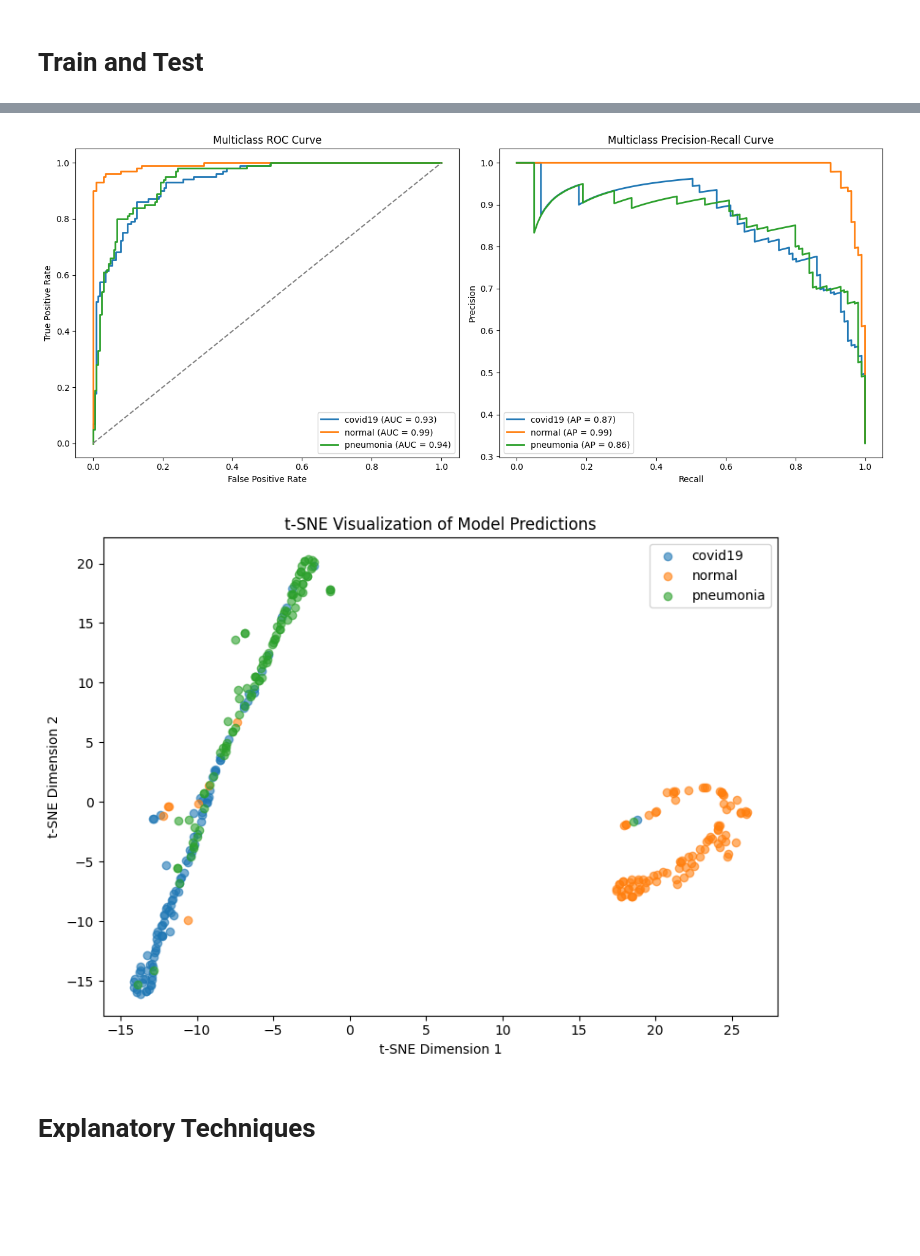
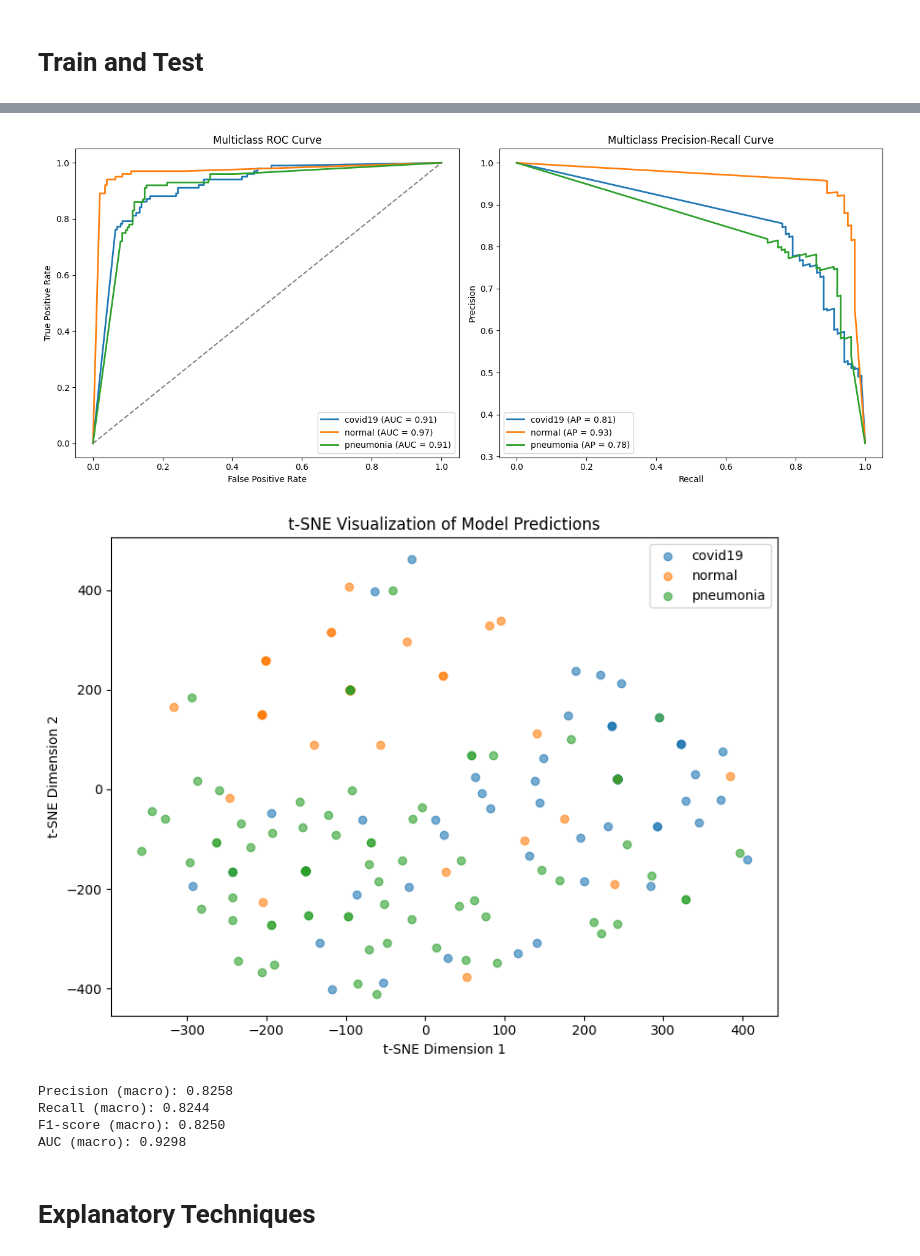
Before and after one commit to SalmaSherif7070/Interpretability-Explainability-in-AI, a Jupyter notebook: Models notebooks/02_Mariam-elghandoor-202200886.ipynb, the cells around one changed output, grey strips where cells are left out. Drawn from its saved outputs; the diff is of its cells as text; code cells hidden in the pictures; blank space fills up the shorter version.

```diff
--- a/Models notebooks/02_Mariam-elghandoor-202200886.ipynb
+++ b/Models notebooks/02_Mariam-elghandoor-202200886.ipynb
@@ -84,7 +61,7 @@ def preprocess_image(image_path):
         print(f"Error preprocessing image: {e}")
         return None, None
 # %%
-def split_train_val(data_dir, output_dir, train_ratio=0.85):  # 70/(70+10) = 0.875
+def split_train_val(data_dir, output_dir, train_ratio=0.95):  # 70/(70+10) = 0.875
     classes = ['covid19', 'normal', 'pneumonia']
     os.makedirs(output_dir, exist_ok=True)
 
@@ -449,13 +404,13 @@ split_train_val(train_dir, output_dir)
 test_dir = '/kaggle/input/feature-selelcted-dataset/test'
 
 train_datagen = ImageDataGenerator(
-    rescale=1./255,
-    rotation_range=10,
-    zoom_range=0.4,
-    horizontal_flip=True
+    shear_range=0.2,
+    zoom_range=0.2,
+    horizontal_flip=True,
+    fill_mode='nearest'
 )
 
-val_test_datagen = ImageDataGenerator(rescale=1./255)
+val_test_datagen = ImageDataGenerator()
 
 train_generator = train_datagen.flow_from_directory(
     os.path.join(output_dir, 'train'),
@@ -505,7 +460,7 @@ def create_xception_model():
 
     base_model.trainable = False
 
-    optimizer = Adam(learning_rate=0.0001)
+    optimizer = Adam(learning_rate=0.001)
     model.compile(optimizer=optimizer,loss='categorical_crossentropy', metrics=['accuracy'])
 
     return model
@@ -545,7 +500,7 @@ Model: "functional"
 reduce_lr = ReduceLROnPlateau(monitor='val_loss', factor=0.2, patience=3, min_lr=1e-6)
 history = model.fit(
     train_generator,
-    epochs=15,
+    epochs=50,
     validation_data=validation_generator,
     callbacks=[reduce_lr]
 )
@@ -591,10 +546,12 @@ plot_confusion_matrix(model, test_generator)
 class_labels = ['covid19', 'normal', 'pneumonia']
 y_true = []
 y_probs = []
+y_pred = []
 
 for x_batch, y_batch in test_generator:
     preds = model.predict(x_batch)
     y_probs.extend(preds)
+    y_pred.extend(np.argmax(preds, axis=1))
     y_true.extend(np.argmax(y_batch, axis=1))
 
     if len(y_true) >= test_generator.samples:
@@ -626,5 +583,5 @@ plot_multiclass_roc_pr(y_true, y_probs, class_labels)
 1/1 ━━━━━━━━━━━━━━━━━━━━ 3s 3s/step
-[figure, old version]
+[figure, new version]
 # %%
 tsne = TSNE(n_components=2, random_state=42, perplexity=30)
 tsne_results = tsne.fit_transform(y_probs)
@@ -643,7 +600,24 @@ plt.legend()
 plt.tight_layout()
 plt.show()
 # %% [output]
-[figure, old version]
+[figure, new version]
+# %%
+precision = precision_score(y_true, y_pred, average='macro')
+recall = recall_score(y_true, y_pred, average='macro')
+f1 = f1_score(y_true, y_pred, average='macro')
+
+y_true_onehot = np.eye(len(test_generator.class_indices))[y_true]
+auc = roc_auc_score(y_true_onehot, y_probs, multi_class='ovr')
+
+print(f"Precision (macro): {precision:.4f}")
+print(f"Recall (macro): {recall:.4f}")
+print(f"F1-score (macro): {f1:.4f}")
+print(f"AUC (macro): {auc:.4f}")
+# %% [output]
+Precision (macro): 0.8258
+Recall (macro): 0.8244
+F1-score (macro): 0.8250
+AUC (macro): 0.9298
 # %% [markdown]
 # Explanatory Techniques
 # %% [markdown]
```
Also changed, not shown: parts of 15 cells of this notebook.
